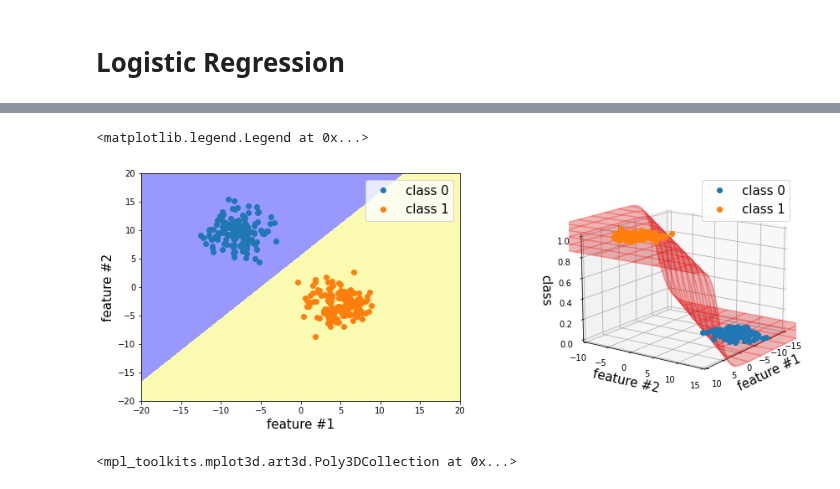
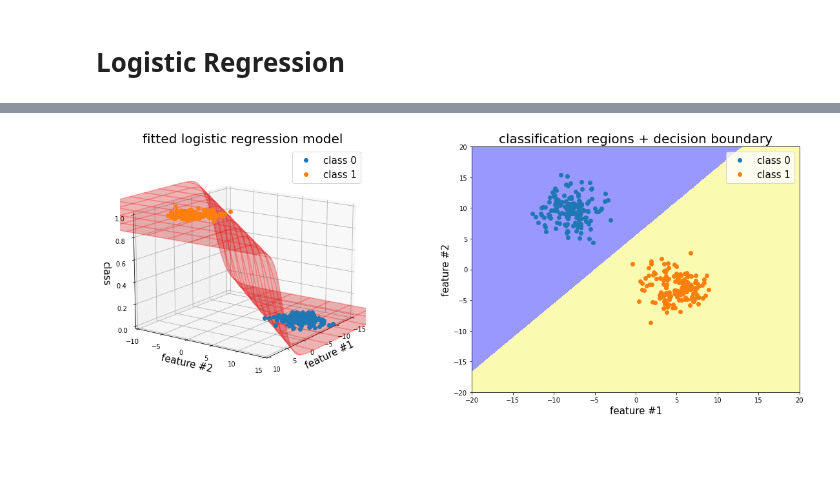
Before and after one commit to um-perez-alvaro/Data-Science-Practice, a Jupyter notebook: Jupyter Notebooks/Classification/notebooks/Logistic Regression .ipynb, the cells around one changed output, grey strips where cells are left out. Drawn from its saved outputs; the diff is of its cells as text; code cells hidden in the pictures; blank space fills up the shorter version.

```diff
--- a/Jupyter Notebooks/Classification/notebooks/Logistic Regression .ipynb
+++ b/Jupyter Notebooks/Classification/notebooks/Logistic Regression .ipynb
@@ -94,44 +183,42 @@ XX,YY = np.meshgrid(xx,yy)
 ZZ = log_clf.predict_proba(np.c_[(XX.ravel(), YY.ravel())])[:,1].reshape(XX.shape)
 
 # fig 1
-fig = plt.figure(figsize=(15,5))
-ax1 = fig.add_subplot(1,2,1)
+fig = plt.figure(figsize=(20,7))
+ax1 = fig.add_subplot(1,2,2)
 ax1.plot(X[y==0,0],X[y==0,1],'o', label='class 0')
 ax1.plot(X[y==1,0],X[y==1,1],'o', label='class 1')
 
 ax1.set_xlabel('feature #1', fontsize=15)
 ax1.set_ylabel('feature #2', fontsize=15)
 ax1.legend(fontsize=15)
+ax1.set_title('classification regions + decision boundary', fontsize=20)
 
 ZZZ = log_clf.predict(np.c_[(XX.ravel(), YY.ravel())]).reshape(XX.shape)
 custom_cmap = ListedColormap(['#9898ff','#fafab0'])
 ax1.contourf(XX, YY, ZZZ, cmap=custom_cmap)
 
 # fig 2
-ax2 = fig.add_subplot(1,2,2,projection='3d')
+ax2 = fig.add_subplot(1,2,1,projection='3d')
 
 # plot data
 ax2.plot(X[y==0,0],X[y==0,1],y[y==0],'o', label='class 0',zorder=5)
 ax2.plot(X[y==1,0],X[y==1,1],y[y==1],'o', label='class 1',zorder=5)
 
 c1 = ax2.plot_surface(XX, YY, ZZ, alpha=.3,color='r')
 ax2.plot_wireframe(XX, YY, ZZ, color='r',alpha=0.3, rstride=50, cstride=50)
 
 ax2.view_init(elev=15,azim=35,)
 ax2.set_xlim([-15,10])
 ax2.set_ylim([-10,15])
 
 ax2.set_xlabel('feature #1', fontsize=15)
 ax2.set_ylabel('feature #2', fontsize=15)
 ax2.set_zlabel('class', fontsize=15)
 ax2.legend(fontsize=15)
+ax2.set_title('fitted logistic regression model', fontsize=20)
+plt.savefig('log-ex2-fitted.png')
 # %% [output]
-<matplotlib.legend.Legend at 0x...>
-[figure, old version]
+[figure, new version]
-# %%
-c1.
-# %% [output]
-<mpl_toolkits.mplot3d.art3d.Poly3DCollection at 0x...>
 # %%
 fig = plt.figure(figsize=(20,7))
 ax = fig.add_subplot(111,projection='3d')
```
Also changed, not shown: parts of 24 cells of this notebook, 6 other files.
